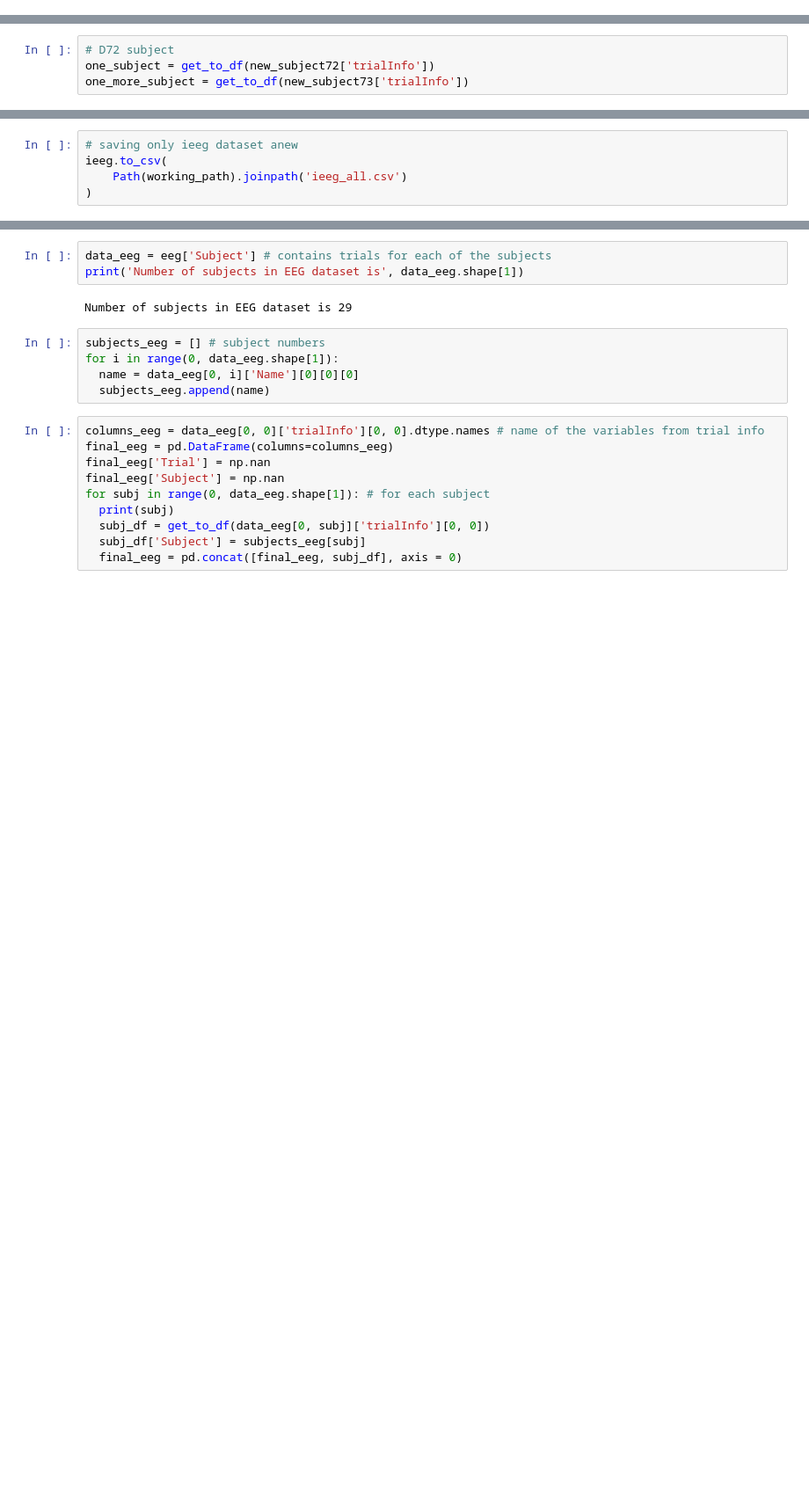
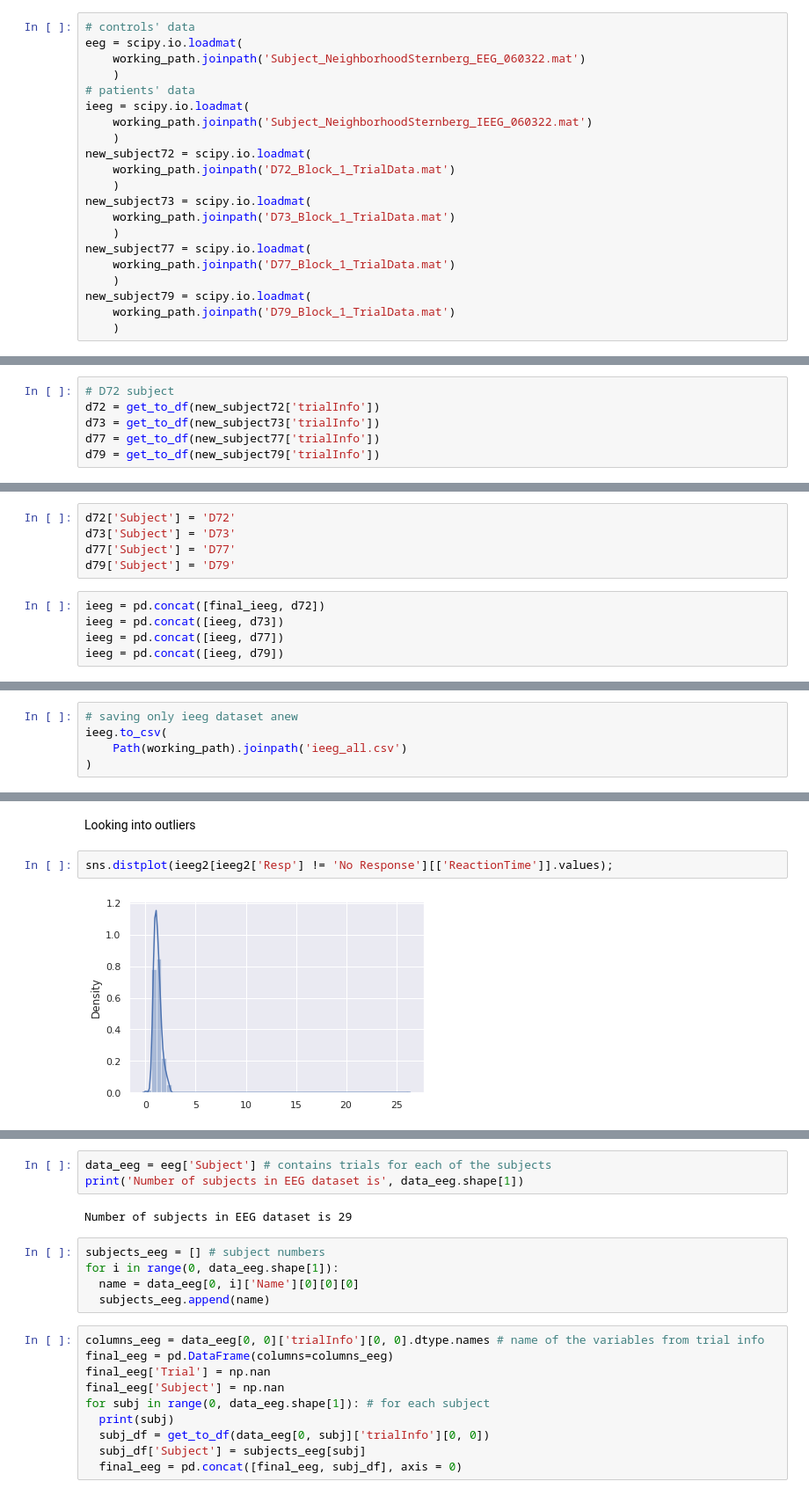
Before and after one commit to cristinarainich/Sternberg_analysis, a Jupyter notebook: Creating data frames.ipynb, the cells around one changed output, grey strips where cells are left out. Shown at 88% size. Saved outputs shown, nothing was run; the diff lists cells and outputs as text; blank space fills up the shorter version.

```diff
--- a/Creating data frames.ipynb
+++ b/Creating data frames.ipynb
@@ -42 +43,22 @@ new_subject77 = scipy.io.loadmat(
+# %%
+# controls' data
+eeg = scipy.io.loadmat(
+    working_path.joinpath('Subject_NeighborhoodSternberg_EEG_060322.mat')
+    )
+# patients' data
+ieeg = scipy.io.loadmat(
+    working_path.joinpath('Subject_NeighborhoodSternberg_IEEG_060322.mat')
+    )
+new_subject72 = scipy.io.loadmat(
+    working_path.joinpath('D72_Block_1_TrialData.mat')
+    )
+new_subject73 = scipy.io.loadmat(
+    working_path.joinpath('D73_Block_1_TrialData.mat')
+    )
+new_subject77 = scipy.io.loadmat(
+    working_path.joinpath('D77_Block_1_TrialData.mat')
+    )
+new_subject79 = scipy.io.loadmat(
+    working_path.joinpath('D79_Block_1_TrialData.mat')
+    )
 # %% [markdown]
@@ -124,5 +146,7 @@ for subj in range(0, data_ieeg['trialInfo'].shape[1]): # for each subject
 29
 # %%
 # D72 subject
-one_subject = get_to_df(new_subject72['trialInfo'])
-one_more_subject = get_to_df(new_subject73['trialInfo'])
+d72 = get_to_df(new_subject72['trialInfo'])
+d73 = get_to_df(new_subject73['trialInfo'])
+d77 = get_to_df(new_subject77['trialInfo'])
+d79 = get_to_df(new_subject79['trialInfo'])
@@ -142,3 +153,13 @@ ieeg = pd.concat([ieeg, one_final])
+# %%
+d72['Subject'] = 'D72'
+d73['Subject'] = 'D73'
+d77['Subject'] = 'D77'
+d79['Subject'] = 'D79'
+# %%
+ieeg = pd.concat([final_ieeg, d72])
+ieeg = pd.concat([ieeg, d73])
+ieeg = pd.concat([ieeg, d77])
+ieeg = pd.concat([ieeg, d79])
 # %%
 len(ieeg.Subject.unique())
 # %% [output]
@@ -157,0 +544,6 @@ ieeg.to_csv(
+# %% [markdown]
+Looking into outliers
+# %%
+sns.distplot(ieeg2[ieeg2['Resp'] != 'No Response'][['ReactionTime']].values);
+# %% [output]
+[figure, added]
```
Also changed, not shown: parts of 104 cells of this notebook.
